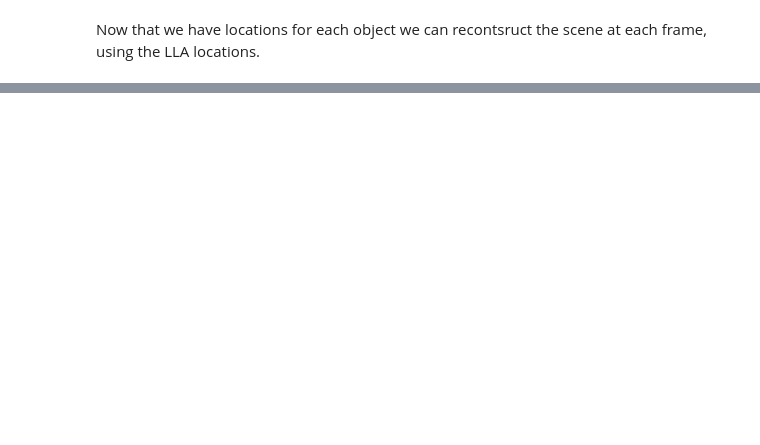
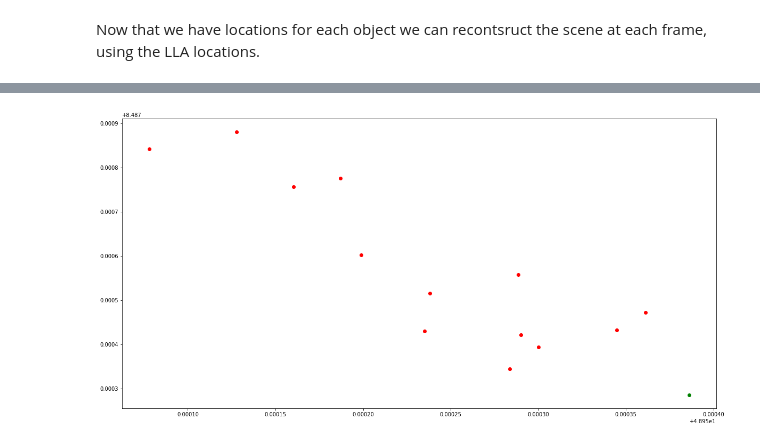
Before and after one commit to itberrios/CV_tracking, a Jupyter notebook: kitti_tracker/1_kitti_object_detection_lidar.ipynb, the cells around one changed output, grey strips where cells are left out. Cells and saved outputs as stored; diff of their text form; code cells hidden in the pictures; blank space fills up the shorter version.

```diff
--- a/kitti_tracker/1_kitti_object_detection_lidar.ipynb
+++ b/kitti_tracker/1_kitti_object_detection_lidar.ipynb
@@ -412,7 +412,7 @@ def get_uvz_centers(image, velo_uvz, bboxes, draw=True):
 
         # get LiDAR location in image/camera space
         velo_depth = z[min_loc]; # LiDAR depth in camera space
-        uvz_location = np.array([v[min_loc], u[min_loc], velo_depth])
+        uvz_location = np.array([u[min_loc], v[min_loc], velo_depth])
 
         # add velo projectios (u, v, z) to bboxes_out
         bboxes_out[i, -3:] = uvz_location
@@ -511,10 +511,13 @@ Successfully installed pymap3d-2.9.1
 import pymap3d as pm
 
 
-def imu2geodetic(x, y, z, lat0, lon0, alt0):
+def imu2geodetic(x, y, z, lat0, lon0, alt0, heading0):
     ''' Converts cartesian IMU coordinates to Geodetic based on current
         location. This function works with x,y,z as vectors and lat0, lon0,
         alt0 as scalars.
+
+        - Correct orientation is provided by the heading
+        - The Elevation must be corrected for pymap3d (i.e. 180 is 0 elevation)
         Inputs:
             x - IMU x-coodinate (either scaler of (Nx1) array)
             y - IMU y-coodinate (either scaler of (Nx1) array)
@@ -522,16 +525,21 @@ def imu2geodetic(x, y, z, lat0, lon0, alt0):
             lat0 - initial Latitude in degrees
             lon0 - initial Longitude in degrees
             alt0 - initial Ellipsoidal Altitude in meters
+            heading0 - initial heading in radians (0 - East, positive CCW)
         Outputs:
             lla - (Nx3) numpy array of
         '''
     # convert to RAE
     rng = np.sqrt(x**2 + y**2 + z**2)
-    az = np.degrees(np.arctan2(y, x)) - heading0
-    el = np.degrees(np.arctan2(np.sqrt(x**2 + y**2), z))
+    az = np.degrees(np.arctan2(y, x)) + np.degrees(heading0)
+    el = np.degrees(np.arctan2(np.sqrt(x**2 + y**2), z)) + 90
+
+    print(rng)
+    print(az)
+    print(el)
 
     # convert to geodetic
-    lla = pm.aer2geodetic(-az, el, rng, lat0, lon0, alt0)
+    lla = pm.aer2geodetic(az, el, rng, lat0, lon0, alt0)
 
     # convert to numpy array
     lla = np.vstack((lla[0], lla[1], lla[2])).T
@@ -561,7 +569,7 @@ lon0 = oxts_frame[1]
 alt0 = oxts_frame[2]
 heading0 = oxts_frame[5]
 
-lla = imu2geodetic(imu_xyz[:, 0], imu_xyz[:, 1], imu_xyz[:, 2], lat0, lon0, alt0)
+lla = imu2geodetic(imu_xyz[:, 0], imu_xyz[:, 1], imu_xyz[:, 2], lat0, lon0, alt0, heading0)
 
 # # try assuming 0 elevation
 # lla = imu2geodetic(imu_xyz[:, 0],
@@ -763,0 +663,5 @@ drive_map
+# %%
+plt.scatter(lla[:,0], lla[:,1], color='red')
+plt.scatter(lat0, lon0, color='green');
+# %% [output]
+[figure, added]
```
Also changed, not shown: parts of 25 cells of this notebook.
